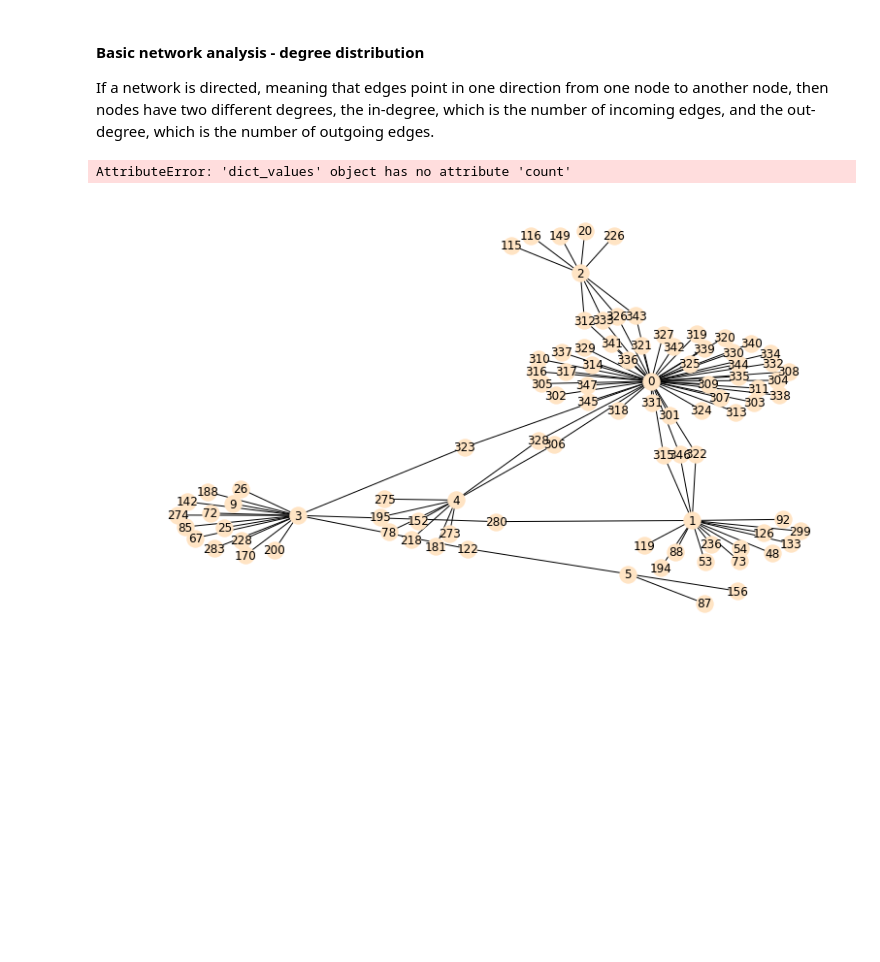
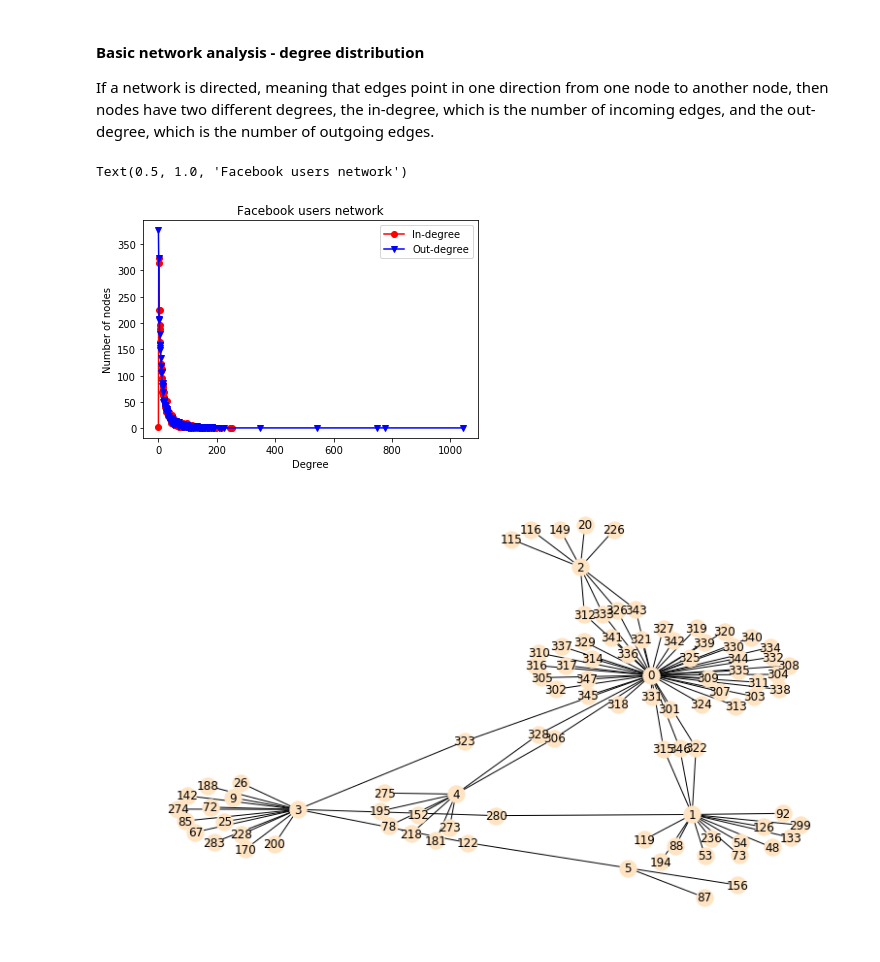
Before and after one commit to miachen410/DATA620, a Jupyter notebook: HW2/Data620 Assignment3.ipynb, the cells around one changed output. Saved outputs shown, nothing was run; the diff lists cells and outputs as text; code cells hidden in the pictures; blank space fills up the shorter version.

```diff
--- a/HW2/Data620 Assignment3.ipynb
+++ b/HW2/Data620 Assignment3.ipynb
@@ -49,19 +49,20 @@ If a network is directed, meaning that edges point in one direction from one nod
 # %%
 in_degrees = dict(fb.in_degree()) # dictionary node:degree
 in_values = sorted(set(in_degrees.values()))
-in_hist = [in_degrees.values().count(x) for x in in_values]
+in_hist = [list(in_degrees.values()).count(x) for x in in_values]
 
 out_degrees = dict(fb.out_degree()) # dictionary node:degree
 out_values = sorted(set(out_degrees.values()))
-out_hist = [out_degrees.values().count(x) for x in out_values]
+out_hist = [list(out_degrees.values()).count(x) for x in out_values]
 
 plt.figure()
 plt.plot(in_values,in_hist,'ro-') # in-degree
 plt.plot(out_values,out_hist,'bv-') # out-degree
 plt.legend(['In-degree','Out-degree'])
 plt.xlabel('Degree')
 plt.ylabel('Number of nodes')
 plt.title('Facebook users network')
 # %% [output]
-AttributeError: 'dict_values' object has no attribute 'count'
+Text(0.5, 1.0, 'Facebook users network')
+[figure, added]
 # %%
```
Also changed, not shown: parts of 1 cell of this notebook.
